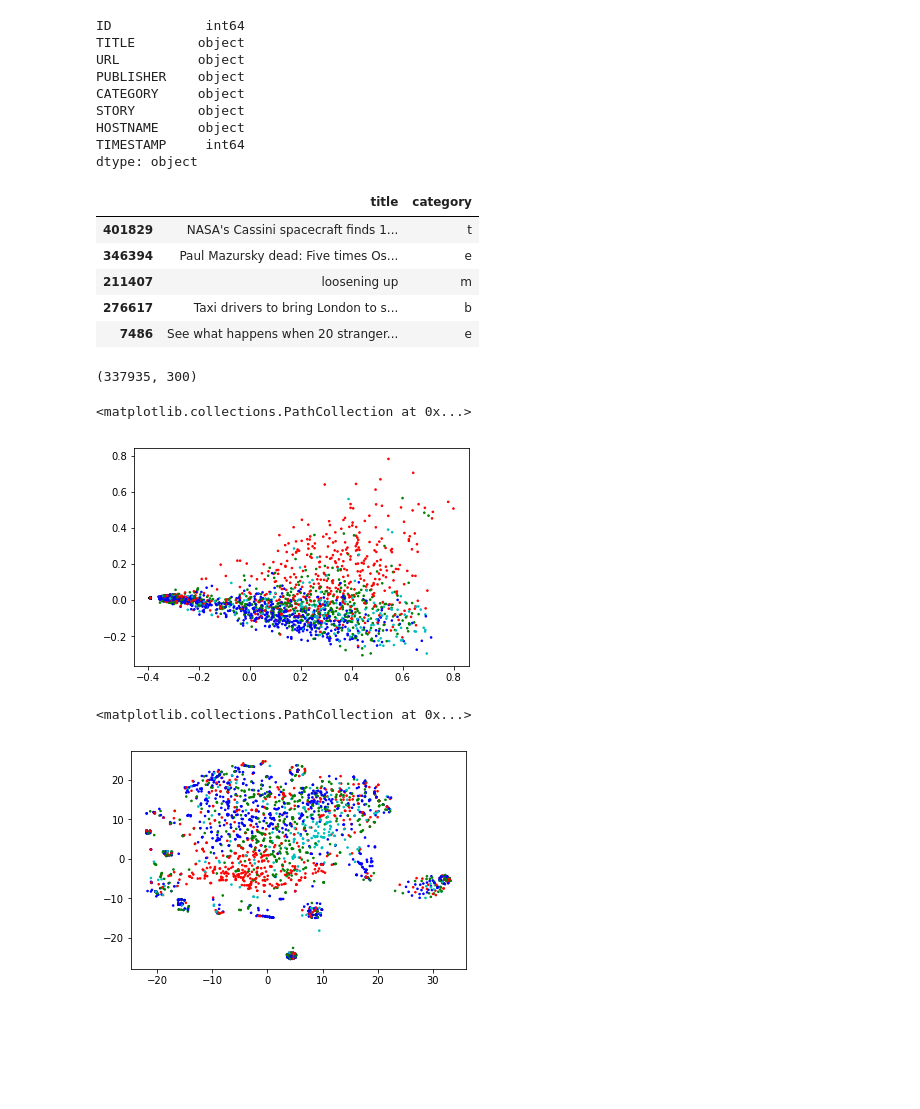
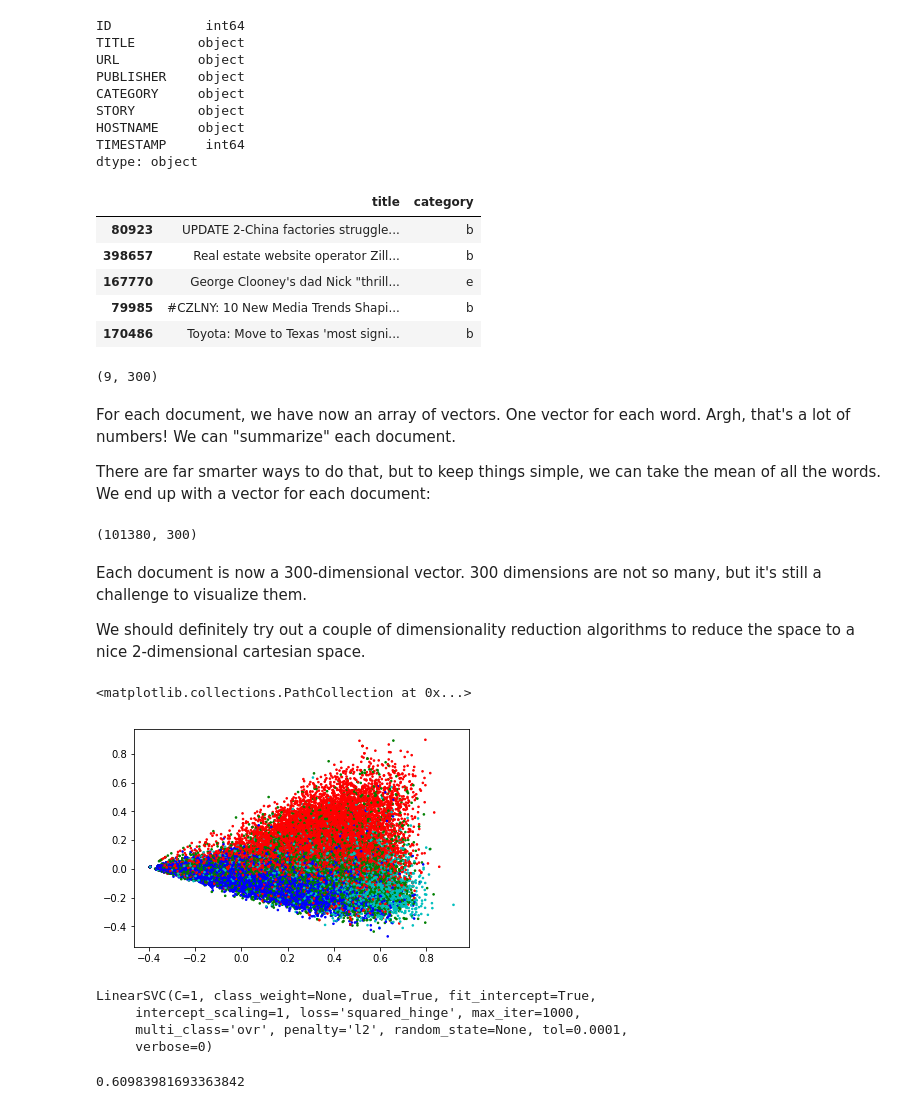
Before and after one commit to hershaw/hackathon-5-prep-private, a Jupyter notebook: word2vec-Flavio.ipynb, the cells around one changed output. Saved outputs shown, nothing was run; the diff lists cells and outputs as text; code cells hidden in the pictures; blank space fills up the shorter version.

```diff
--- a/word2vec-Flavio.ipynb
+++ b/word2vec-Flavio.ipynb
@@ -62,14 +62,15 @@ dtype: object
 # %%
 df = df[['TITLE', 'CATEGORY']]
 df.columns = ['title', 'category']
-train_df, validation_df = train_test_split(df, test_size=0.2, random_state=42)
+_, data = train_test_split(df, test_size=0.3, random_state=42)  # subsampling to help performance
+train_df, validation_df = train_test_split(data, test_size=0.2, random_state=42)
 train_df.head()
 # %% [output]
 |  | title | category |
-| 401829 | NASA's Cassini spacecraft finds 1... | t |
-| 346394 | Paul Mazursky dead: Five times Os... | e |
-| 211407 | loosening up | m |
-| 276617 | Taxi drivers to bring London to s... | b |
-| 7486 | See what happens when 20 stranger... | e |
+| 80923 | UPDATE 2-China factories struggle... | b |
+| 398657 | Real estate website operator Zill... | b |
+| 167770 | George Clooney's dad Nick "thrill... | e |
+| 79985 | #CZLNY: 10 New Media Trends Shapi... | b |
+| 170486 | Toyota: Move to Texas 'most signi... | b |
 # %%
 # Extract document tokens
@@ -80,13 +81,22 @@ tokens = [[word for word in document.split()] for document in documents['title']
 vectors = [np.array([model.wv[token] if token in model.wv else model.wv['the'] for token in sentence]) for sentence in tokens]
+# %%
+vectors[0].shape
+# %% [output]
+(9, 300)
+# %% [markdown]
+For each document, we have now an array of vectors. One vector for each word. Argh, that's a lot of numbers! We can "summarize" each document.
+
+There are far smarter ways to do that, but to keep things simple, we can take the mean of all the words. We end up with a vector for each document:
 # %%
 # Average word vectors to get document representation
-means = [document.mean(axis=0) for document in vectors]
+vectorized = np.array([document.mean(axis=0) for document in vectors])
+vectorized.shape
+# %% [output]
+(101380, 300)
-# %%
-# Convert list of document representations into matrix
-array = np.array(means)
-array.shape
-# %% [output]
-(337935, 300)
+# %% [markdown]
+Each document is now a 300-dimensional vector. 300 dimensions are not so many, but it's still a challenge to visualize them.
+
+We should definitely try out a couple of dimensionality reduction algorithms to reduce the space to a nice 2-dimensional cartesian space.
 # %%
 labels = documents['category']
 
@@ -94,23 +104,25 @@ color_map = {'b':'r', 't':'g', 'e':'b', 'm':'c'}
 colors = [color_map[label] for label in labels]
 size = [10 for i in range(len(labels))]
 # %%
-reduced_data = PCA(n_components=2).fit_transform(array)
+reduced_data = PCA(n_components=2).fit_transform(vectorized)
 
 plt.scatter(reduced_data[:,0], reduced_data[:,1], marker='.', c=colors, s=size)
 # %% [output]
 <matplotlib.collections.PathCollection at 0x...>
-[figure, old version]
+[figure, new version]
 # %%
-reduced_data = TSNE(n_components=2).fit_transform(array)
+reduced_data = TSNE(n_components=2).fit_transform(vectorized)
 
 plt.scatter(reduced_data[:,0], reduced_data[:,1], marker='.', c=colors, s=size)
-# %% [output]
-<matplotlib.collections.PathCollection at 0x...>
-[figure, removed]
 # %%
 from sklearn.svm import LinearSVC
 from sklearn.model_selection import cross_val_score
 
 clf = LinearSVC(C=1)
 
-clf.fit(array, documents['category'])
+clf.fit(vectorized, documents['category'])
+# %% [output]
+LinearSVC(C=1, class_weight=None, dual=True, fit_intercept=True,
+     intercept_scaling=1, loss='squared_hinge', max_iter=1000,
+     multi_class='ovr', penalty='l2', random_state=None, tol=0.0001,
+     verbose=0)
@@ -119,0 +129,11 @@ np.mean(predicted == validation_df['category'])
+# %%
+def vectorize(documents):
+    tokens = [[word for word in document.split()] for document in documents['title']]
+    vectors = [np.array([model.wv[token] if token in model.wv else model.wv['the'] for token in sentence]) for sentence in tokens]
+    return np.array([document.mean(axis=0) for document in vectors])
+
+vectorized_test = vectorize(validation_df)
+predicted = clf.predict(vectorized_test)
+np.mean(predicted == validation_df['category'])
+# %% [output]
+0.60983981693363842
```
Also changed, not shown: parts of 6 cells of this notebook.
